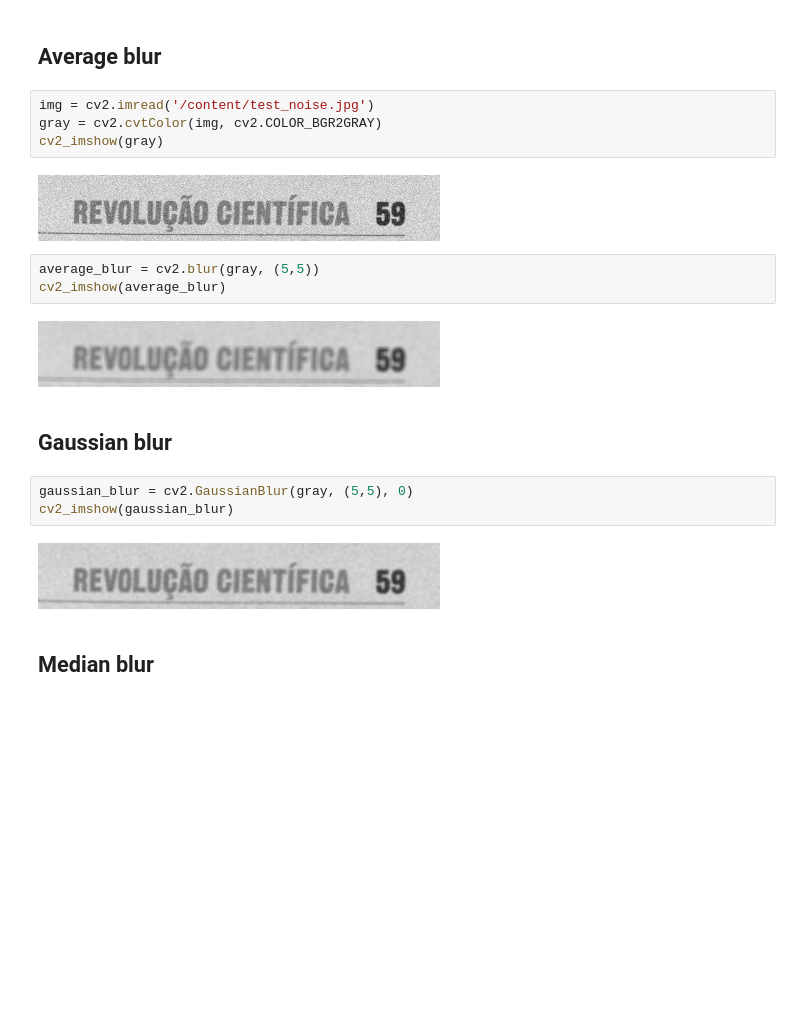
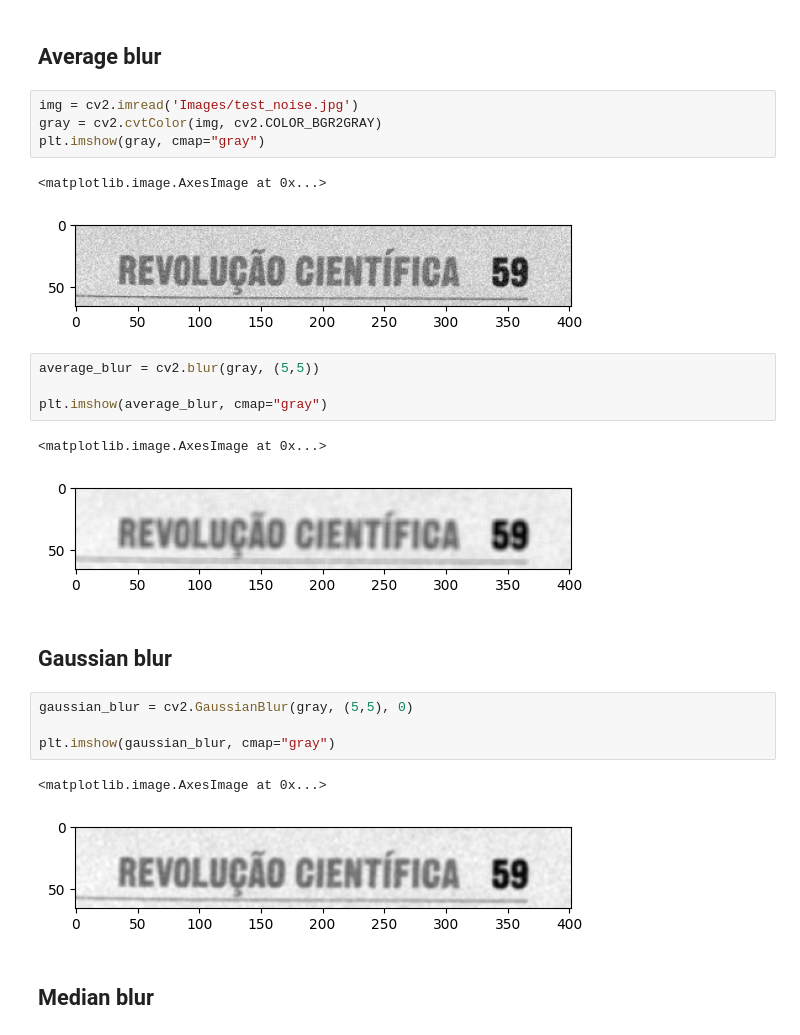
Before and after one commit to LittleTiger888/Playwith_OCR, a Jupyter notebook: OCR_with_Python_Pre_processing.ipynb, the cells around one changed output. Drawn from its saved outputs; the diff is of its cells as text; blank space fills up the shorter version.

```diff
--- a/OCR_with_Python_Pre_processing.ipynb
+++ b/OCR_with_Python_Pre_processing.ipynb
@@ -301,23 +321,28 @@ cv2_imshow(closing)
 # %% [markdown]
 ## Average blur
 # %%
-img = cv2.imread('/content/test_noise.jpg')
+img = cv2.imread('Images/test_noise.jpg')
 gray = cv2.cvtColor(img, cv2.COLOR_BGR2GRAY)
-cv2_imshow(gray)
+plt.imshow(gray, cmap="gray")
 # %% [output]
+<matplotlib.image.AxesImage at 0x...>
-[figure, old version]
+[figure, new version]
 # %%
 average_blur = cv2.blur(gray, (5,5))
-cv2_imshow(average_blur)
+
+plt.imshow(average_blur, cmap="gray")
 # %% [output]
+<matplotlib.image.AxesImage at 0x...>
-[figure, old version]
+[figure, new version]
 # %% [markdown]
 ## Gaussian blur
 # %%
 gaussian_blur = cv2.GaussianBlur(gray, (5,5), 0)
-cv2_imshow(gaussian_blur)
+
+plt.imshow(gaussian_blur, cmap="gray")
 # %% [output]
+<matplotlib.image.AxesImage at 0x...>
-[figure, old version]
+[figure, new version]
 # %% [markdown]
 ## Median blur
 # %%
```
Also changed, not shown: parts of 20 cells of this notebook, 1 other file.
